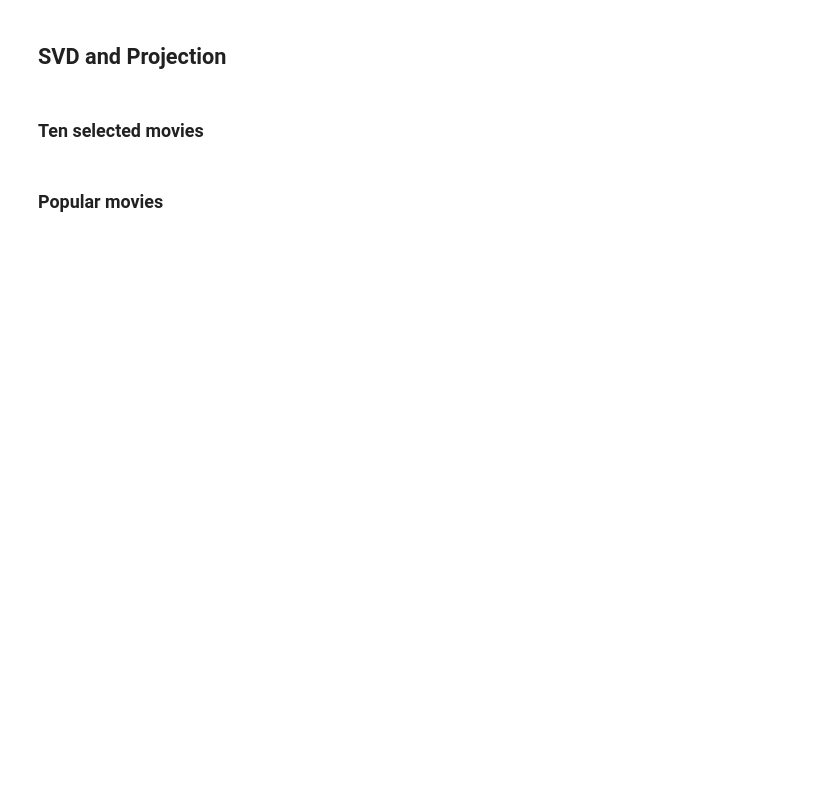
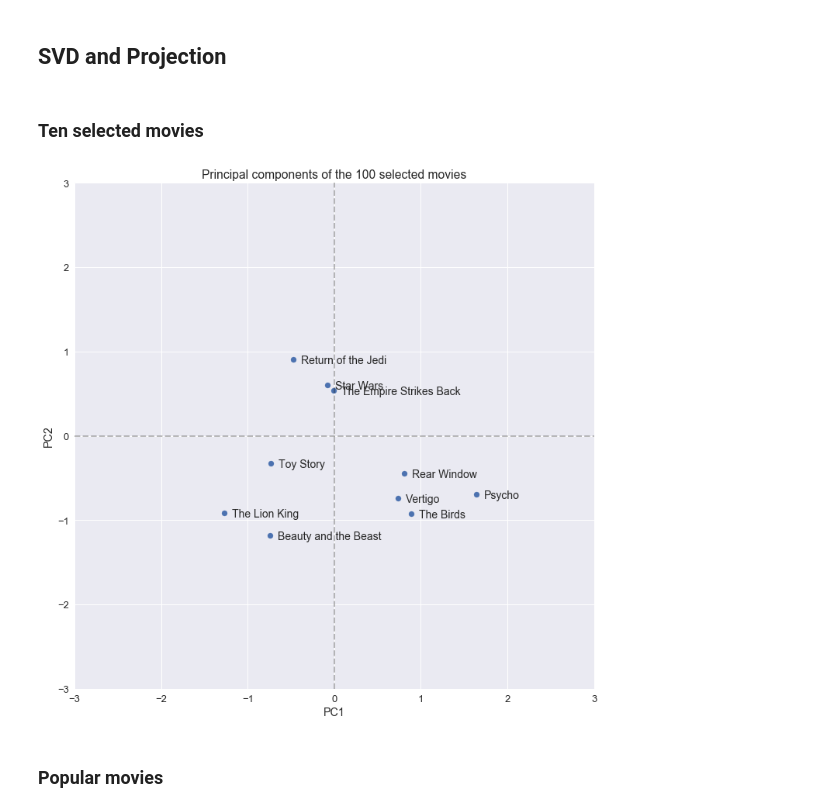
Before and after one commit to vlchen888/cs155-miniproject2, a Jupyter notebook: src/project2.ipynb, the cells around one changed output. Cells and saved outputs as stored; diff of their text form; code cells hidden in the pictures; blank space fills up the shorter version.

```diff
--- a/src/project2.ipynb
+++ b/src/project2.ipynb
@@ -228,22 +228,26 @@ xrange = xlim[1]-xlim[0]
 # %% [markdown]
 ### Ten selected movies
 # %%
-movie_names = ['Star Wars', 'The Empire Strikes Back', 'Return of the Jedi']
+movie_names = ['Star Wars', 'The Empire Strikes Back', 'Return of the Jedi',
+                'Rear Window', 'Vertigo', 'Psycho', 'The Birds',
+                'Beauty and the Beast', 'The Lion King', 'Toy Story']
 inds = np.nonzero(np.isin(mtitles, movie_names))[0]
 
 fig,ax = plt.subplots(figsize=(12,12))
 ax.scatter(VT[0,inds],VT[1,inds])
 plt.title('Principal components of the %i selected movies' % (nmovies));
 plt.xlabel('PC1');
 plt.ylabel('PC2');
 plt.ylim(ylim)
 plt.xlim(xlim)
 plt.plot([xlim[0], xlim[1]], [0, 0], 'k--', lw=2, alpha=axis_opacity)
 plt.plot([0, 0], [ylim[0], ylim[1]], 'k--', lw=2, alpha=axis_opacity)
 
 ## Label movies
 for j in inds:
     ax.annotate(mtitles[j],(VT[0,j]+0.015*xrange,VT[1,j]-0.008*yrange),fontsize=14)
+# %% [output]
+[figure, added]
 # %% [markdown]
 ### Popular movies
 # %%
```
Also changed, not shown: parts of 8 cells of this notebook.
